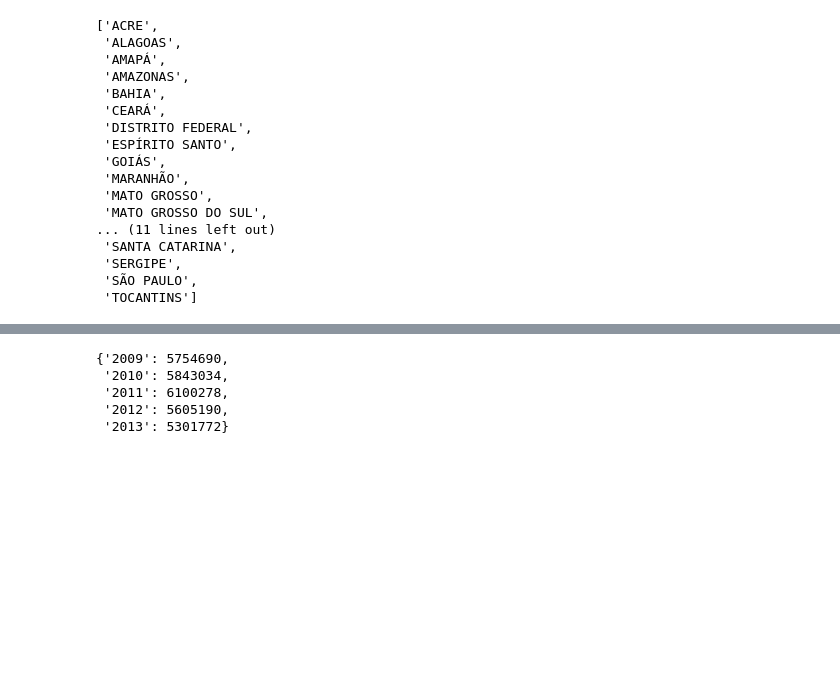
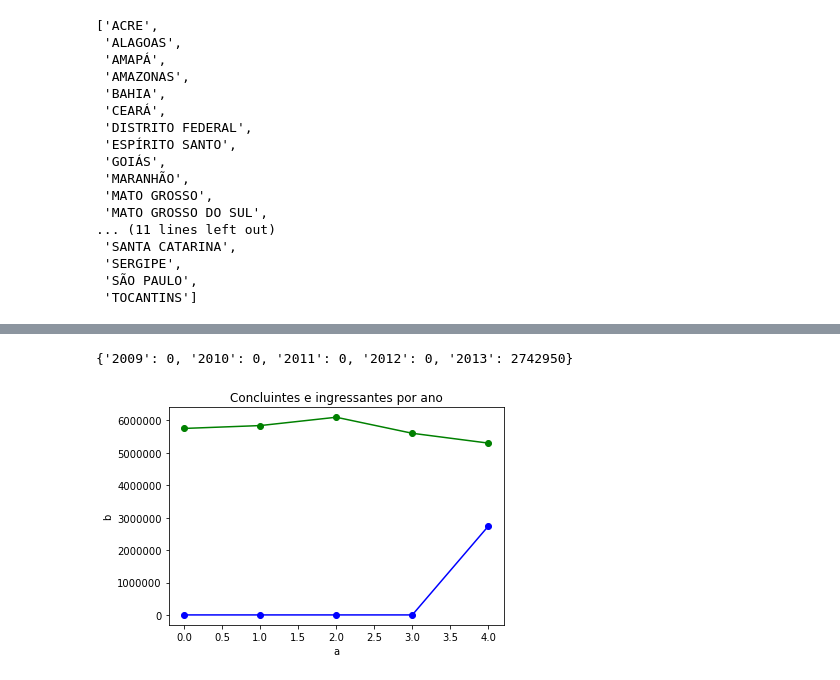
Before and after one commit to sarahraquel/learning_analytics, a Jupyter notebook: INEP.ipynb, the cells around one changed output, grey strips where cells are left out. Saved outputs shown, nothing was run; the diff lists cells and outputs as text; code cells hidden in the pictures; blank space fills up the shorter version.

```diff
--- a/INEP.ipynb
+++ b/INEP.ipynb
@@ -159,20 +166,25 @@ for c in concluintes:
 anos.sort()
 
 concluintes_por_ano = {}
+ingressantes_por_ano = {}
 
 for a in anos:
     concluintes_por_ano[a] = 0
+    ingressantes_por_ano[a] = 0
 
 for concluinte in concluintes:
     ano = concluinte['Ano Censo']
     concluintes_por_ano[ano] += concluinte['Número de Concluintes']
 
-concluintes_por_ano
+for ingressante in ingressantes:
+    ano = ingressante['Ano Censo']
+    ingressantes_por_ano[ano] += ingressante['Número de Ingressos']
+
+
+ingressantes_por_ano
 # %% [output]
-{'2009': 5754690,
- '2010': 5843034,
- '2011': 6100278,
- '2012': 5605190,
- '2013': 5301772}
+{'2009': 0, '2010': 0, '2011': 0, '2012': 0, '2013': 2742950}
 # %%
-generate_line_graph("Concluintes por ano", range(len(anos)), list(concluintes_privada_num.values()), list(concluintes_publica_num.values()), "a", "b")
+generate_many_line_graph("Concluintes e ingressantes por ano", range(len(anos)), list(concluintes_por_ano.values()), list(ingressantes_por_ano.values()), "a", "b")
+# %% [output]
+[figure, added]
```
Also changed, not shown: parts of 3 cells of this notebook, 1 other file.
